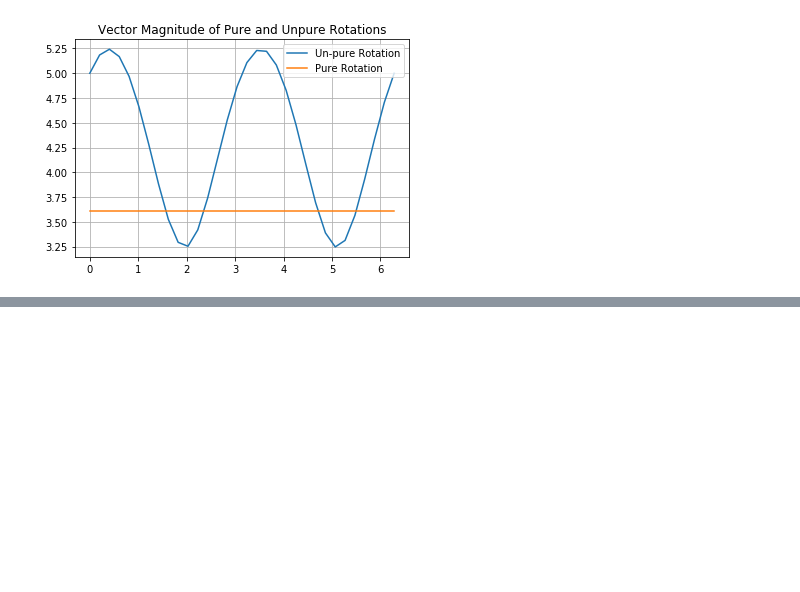
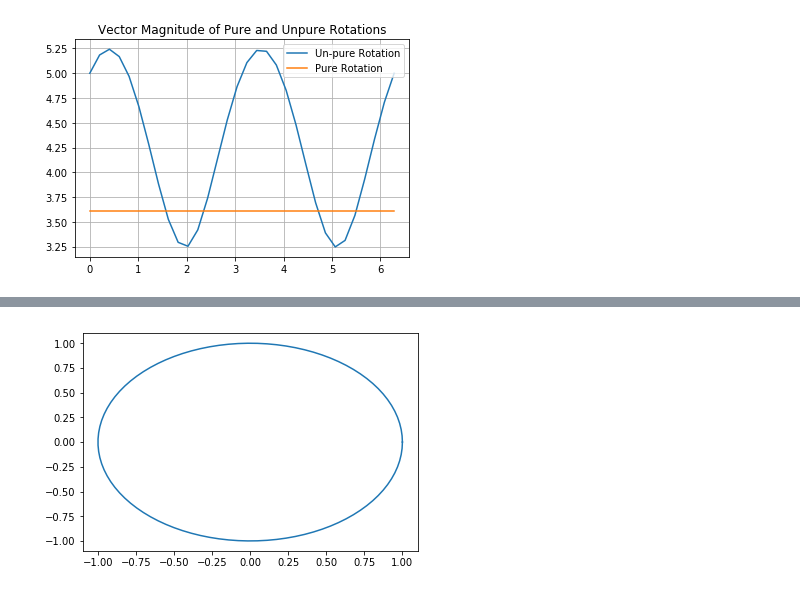
Before and after one commit to whyven/linearAlgebra, a Jupyter notebook: CodeChallenges.ipynb, the cells around one changed output, grey strips where cells are left out. Cells and saved outputs as stored; diff of their text form; code cells hidden in the pictures; blank space fills up the shorter version.

```diff
--- a/CodeChallenges.ipynb
+++ b/CodeChallenges.ipynb
@@ -421,0 +426,9 @@ plt.show()
+# %%
+# --- Create XY Coordinates for circle
+theta = np.linspace(0, 2*np.pi, 100)
+circle = np.array( [np.cos(theta), np.sin(theta)] )
+# %%
+plt.plot( circle[0,:], circle[1,:] )
+plt.show()
+# %% [output]
+[figure, added]
```
Also changed, not shown: parts of 2 cells of this notebook.
